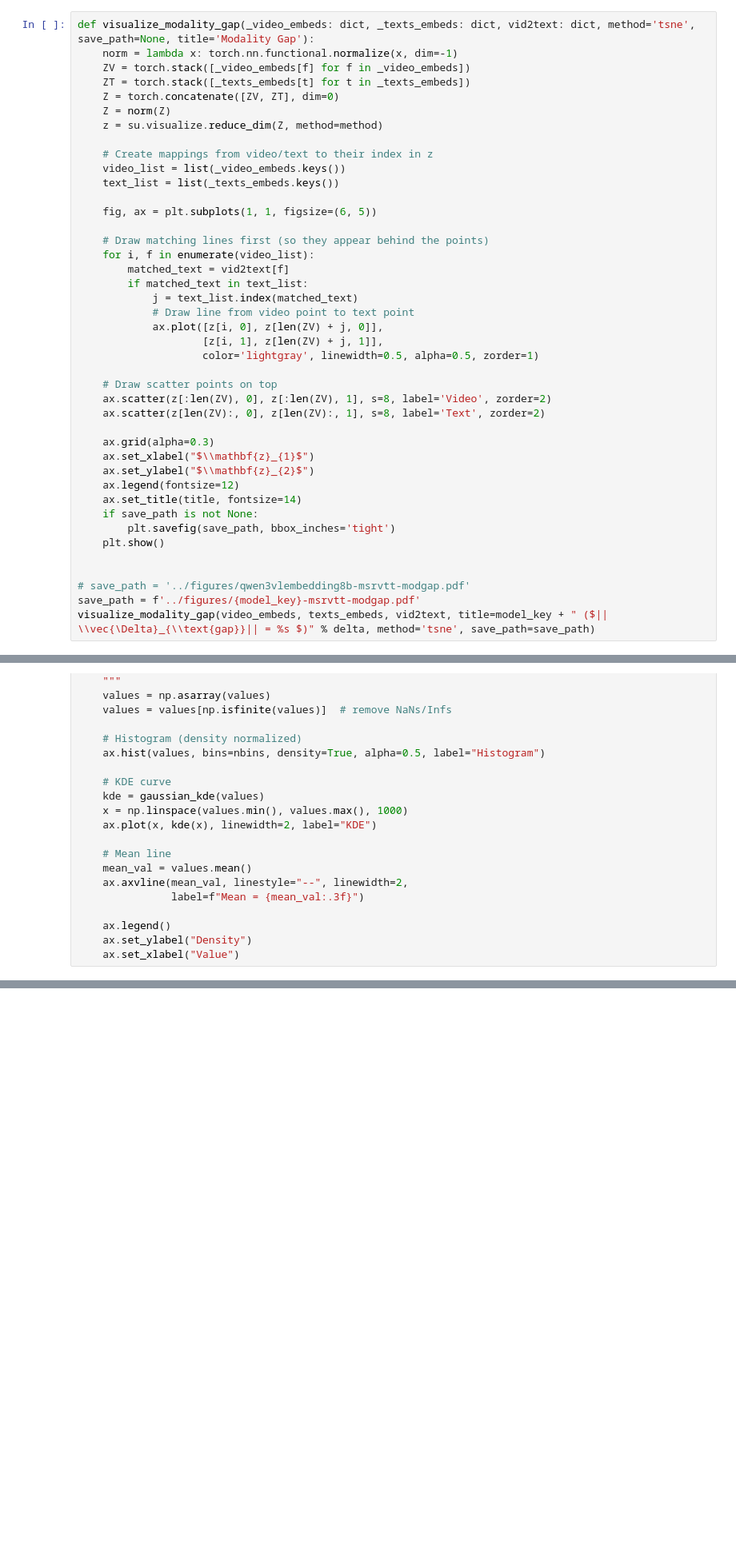
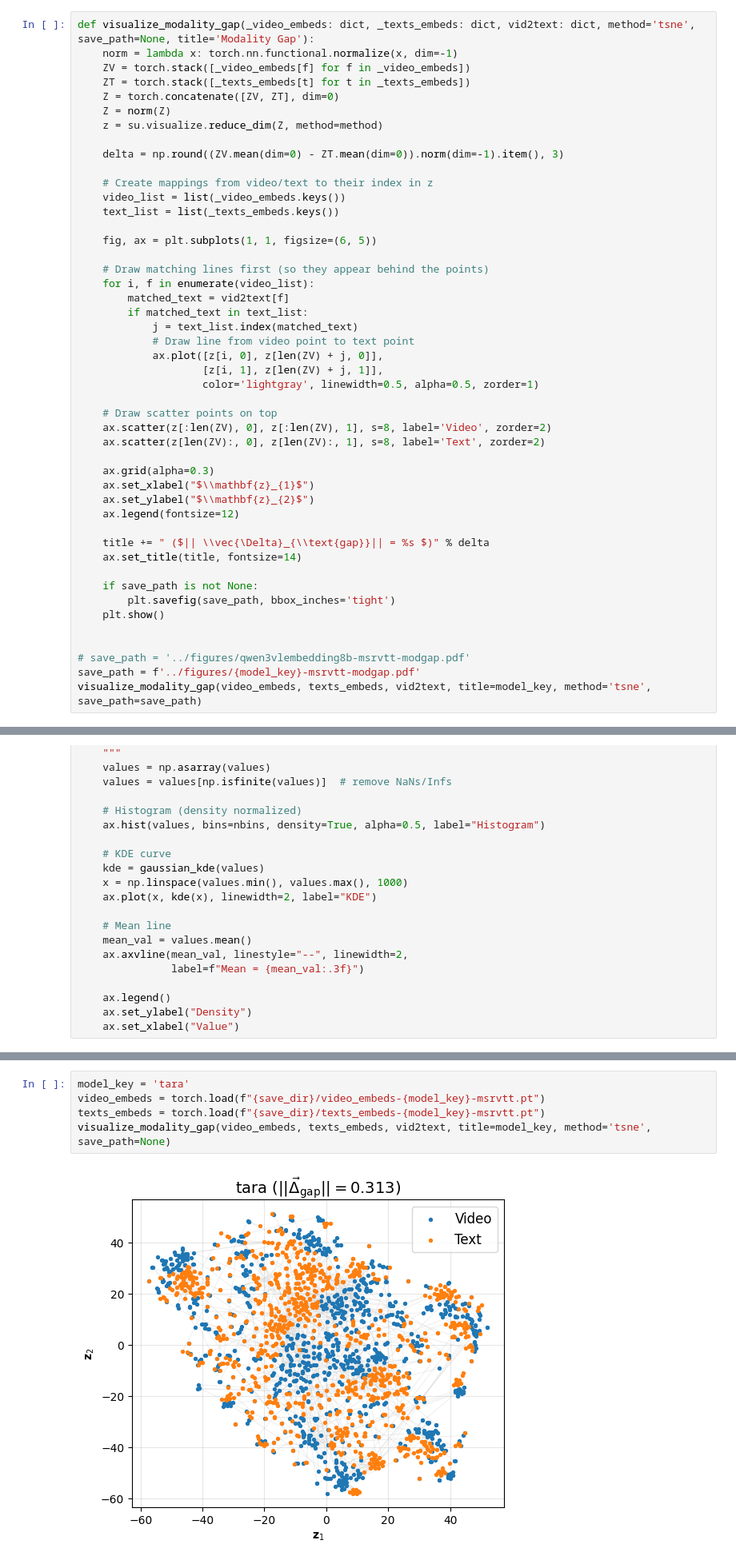
Before and after one commit to bpiyush/CaReBench, a Jupyter notebook: mllm4emb/measure_modgap.ipynb, the cells around one changed output, grey strips where cells are left out. Shown at 80% size. Saved outputs shown, nothing was run; the diff lists cells and outputs as text; blank space fills up the shorter version.

```diff
--- a/mllm4emb/measure_modgap.ipynb
+++ b/mllm4emb/measure_modgap.ipynb
@@ -423,6 +399,8 @@ def visualize_modality_gap(_video_embeds: dict, _texts_embeds: dict, vid2text: d
     Z = torch.concatenate([ZV, ZT], dim=0)
     Z = norm(Z)
     z = su.visualize.reduce_dim(Z, method=method)
+
+    delta = np.round((ZV.mean(dim=0) - ZT.mean(dim=0)).norm(dim=-1).item(), 3)
 
     # Create mappings from video/text to their index in z
     video_list = list(_video_embeds.keys())
@@ -448,7 +426,10 @@ def visualize_modality_gap(_video_embeds: dict, _texts_embeds: dict, vid2text: d
     ax.set_xlabel("$\\mathbf{z}_{1}$")
     ax.set_ylabel("$\\mathbf{z}_{2}$")
     ax.legend(fontsize=12)
+
+    title += " ($|| \\vec{\Delta}_{\\text{gap}}|| = %s $)" % delta
     ax.set_title(title, fontsize=14)
+
     if save_path is not None:
         plt.savefig(save_path, bbox_inches='tight')
     plt.show()
@@ -456,4 +437,4 @@ def visualize_modality_gap(_video_embeds: dict, _texts_embeds: dict, vid2text: d
 
 # save_path = '../figures/qwen3vlembedding8b-msrvtt-modgap.pdf'
 save_path = f'../figures/{model_key}-msrvtt-modgap.pdf'
-visualize_modality_gap(video_embeds, texts_embeds, vid2text, title=model_key + " ($|| \\vec{\Delta}_{\\text{gap}}|| = %s $)" % delta, method='tsne', save_path=save_path)
+visualize_modality_gap(video_embeds, texts_embeds, vid2text, title=model_key, method='tsne', save_path=save_path)
@@ -577,0 +656,7 @@ plt.show()
+# %%
+model_key = 'tara'
+video_embeds = torch.load(f"{save_dir}/video_embeds-{model_key}-msrvtt.pt")
+texts_embeds = torch.load(f"{save_dir}/texts_embeds-{model_key}-msrvtt.pt")
+visualize_modality_gap(video_embeds, texts_embeds, vid2text, title=model_key, method='tsne', save_path=None)
+# %% [output]
+[figure, added]
```
Also changed, not shown: parts of 18 cells of this notebook, 12 other files.
